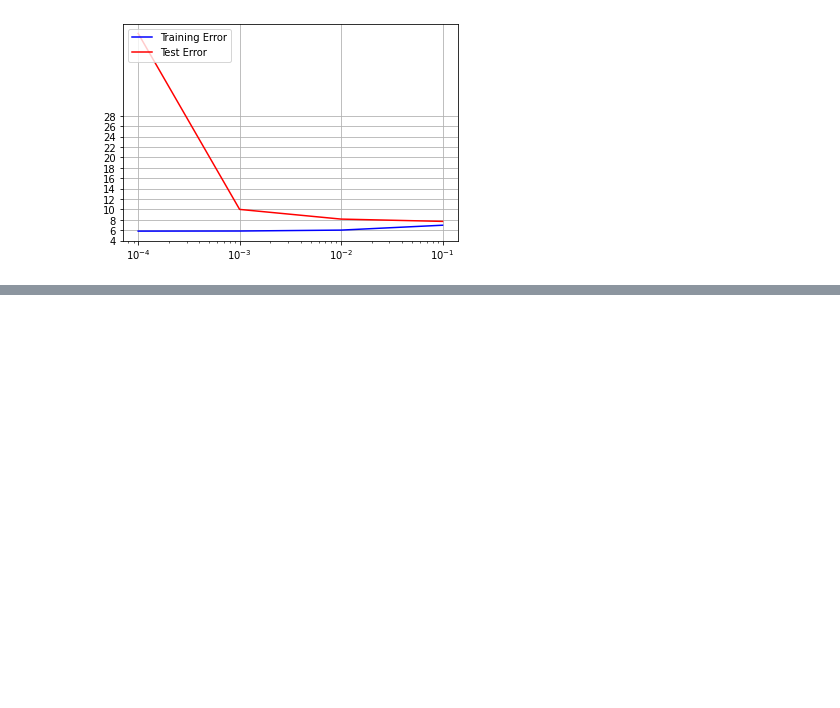
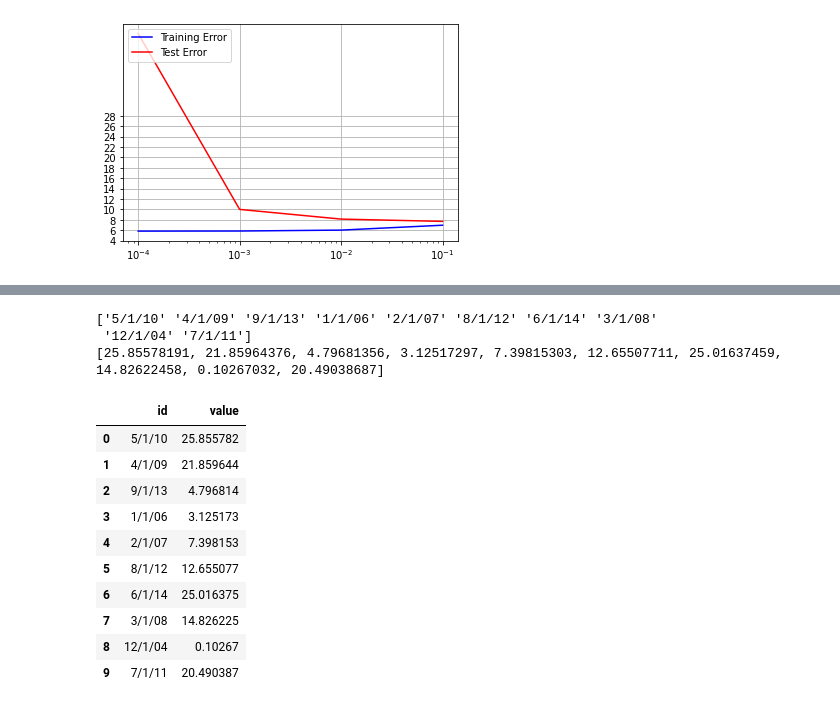
Before and after one commit to V-G-spec/ELL409-IITD-Intro-to-Machine-Learning, a Jupyter notebook: Assignment 1/part2 report stuff.ipynb, the cells around one changed output, grey strips where cells are left out. Drawn from its saved outputs; the diff is of its cells as text; code cells hidden in the pictures; blank space fills up the shorter version.

```diff
--- a/Assignment 1/part2 report stuff.ipynb
+++ b/Assignment 1/part2 report stuff.ipynb
@@ -686,0 +750,31 @@ print(temp_val_dev)
+# %%
+import datetime
+# y_set = np.array(test_df_st2['y_hat'].values)
+# y_set = [25.01709164, 21.26394652,  5.01725482,  2.55371024,  8.26853156, 13.32155182, 24.74293296, 15.1027538 , -0.51090936, 20.88061897]
+y_set = [25.85578191, 21.85964376,  4.79681356,  3.12517297,  7.39815303,
+       12.65507711, 25.01637459, 14.82622458,  0.10267032, 20.49038687]
+id_set = pd.read_csv("2 Test.csv")
+id_set = np.array(id_set['id'].values)
+print(id_set)
+print(y_set)
+
+ff = np.c_[id_set, y_set]
+df = pd.DataFrame(data = ff, columns = ["id", "value"])
+
+df.to_csv("test_best2.csv", index=False)
+df.head(10)
+# %% [output]
+['5/1/10' '4/1/09' '9/1/13' '1/1/06' '2/1/07' '8/1/12' '6/1/14' '3/1/08'
+ '12/1/04' '7/1/11']
+[25.85578191, 21.85964376, 4.79681356, 3.12517297, 7.39815303, 12.65507711, 25.01637459, 14.82622458, 0.10267032, 20.49038687]
+|  | id | value |
+| 0 | 5/1/10 | 25.855782 |
+| 1 | 4/1/09 | 21.859644 |
+| 2 | 9/1/13 | 4.796814 |
+| 3 | 1/1/06 | 3.125173 |
+| 4 | 2/1/07 | 7.398153 |
+| 5 | 8/1/12 | 12.655077 |
+| 6 | 6/1/14 | 25.016375 |
+| 7 | 3/1/08 | 14.826225 |
+| 8 | 12/1/04 | 0.10267 |
+| 9 | 7/1/11 | 20.490387 |
```
Also changed, not shown: parts of 7 cells of this notebook, 2 other files.
